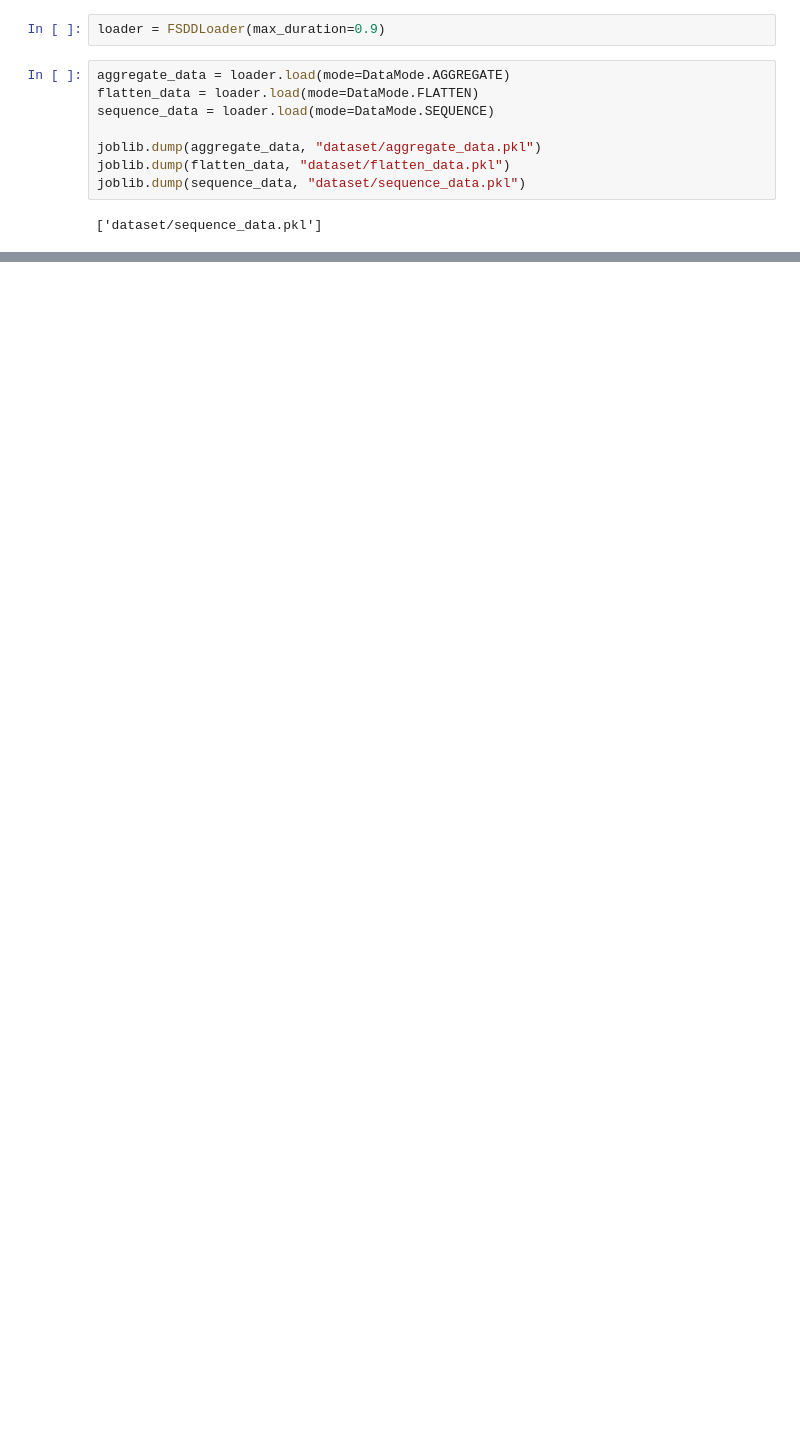
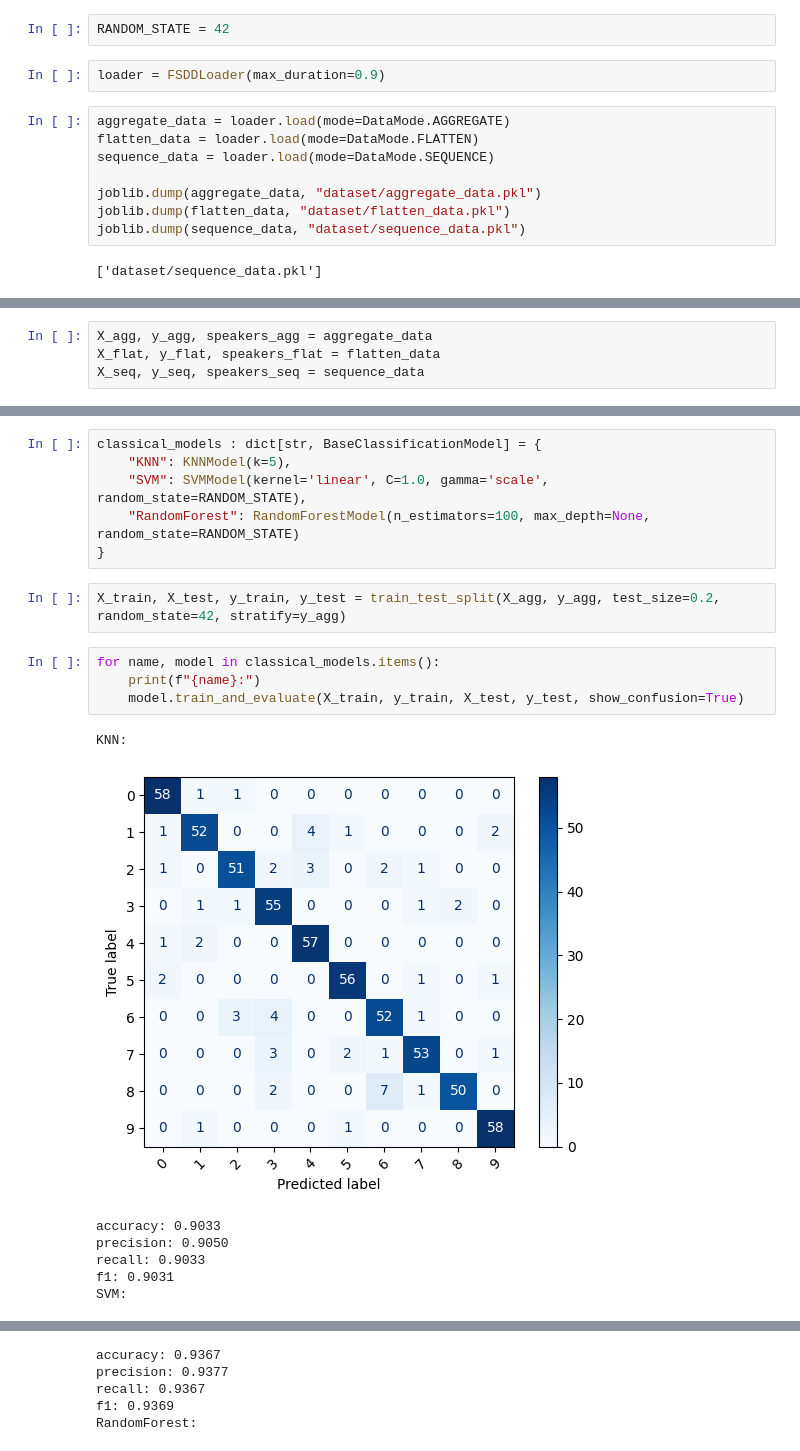
Before and after one commit to AdiPassover/Machine-Learning-Final-Assignment, a Jupyter notebook: project.ipynb, the cells around one changed output, grey strips where cells are left out. Cells and saved outputs as stored; diff of their text form; blank space fills up the shorter version.

Commit message:
Aggregate data trained and evaled

```diff
--- a/project.ipynb
+++ b/project.ipynb
@@ -4,3 +7,5 @@ import joblib
+# %%
+RANDOM_STATE = 42
 # %%
 loader = FSDDLoader(max_duration=0.9)
 # %%
@@ -15,0 +29,4 @@ joblib.dump(sequence_data, "dataset/sequence_data.pkl")
+# %%
+X_agg, y_agg, speakers_agg = aggregate_data
+X_flat, y_flat, speakers_flat = flatten_data
+X_seq, y_seq, speakers_seq = sequence_data
@@ -15,0 +51,20 @@ joblib.dump(sequence_data, "dataset/sequence_data.pkl")
+# %%
+classical_models : dict[str, BaseClassificationModel] = {
+    "KNN": KNNModel(k=5),
+    "SVM": SVMModel(kernel='linear', C=1.0, gamma='scale', random_state=RANDOM_STATE),
+    "RandomForest": RandomForestModel(n_estimators=100, max_depth=None, random_state=RANDOM_STATE)
+}
+# %%
+X_train, X_test, y_train, y_test = train_test_split(X_agg, y_agg, test_size=0.2, random_state=42, stratify=y_agg)
+# %%
+for name, model in classical_models.items():
+    print(f"{name}:")
+    model.train_and_evaluate(X_train, y_train, X_test, y_test, show_confusion=True)
+# %% [output]
+KNN:
+[figure, added]
+accuracy: 0.9033
+precision: 0.9050
+recall: 0.9033
+f1: 0.9031
+SVM:
@@ -15,0 +72,5 @@ joblib.dump(sequence_data, "dataset/sequence_data.pkl")
+accuracy: 0.9367
+precision: 0.9377
+recall: 0.9367
+f1: 0.9369
+RandomForest:
```
Also changed, not shown: parts of 10 cells of this notebook, 7 other files.
